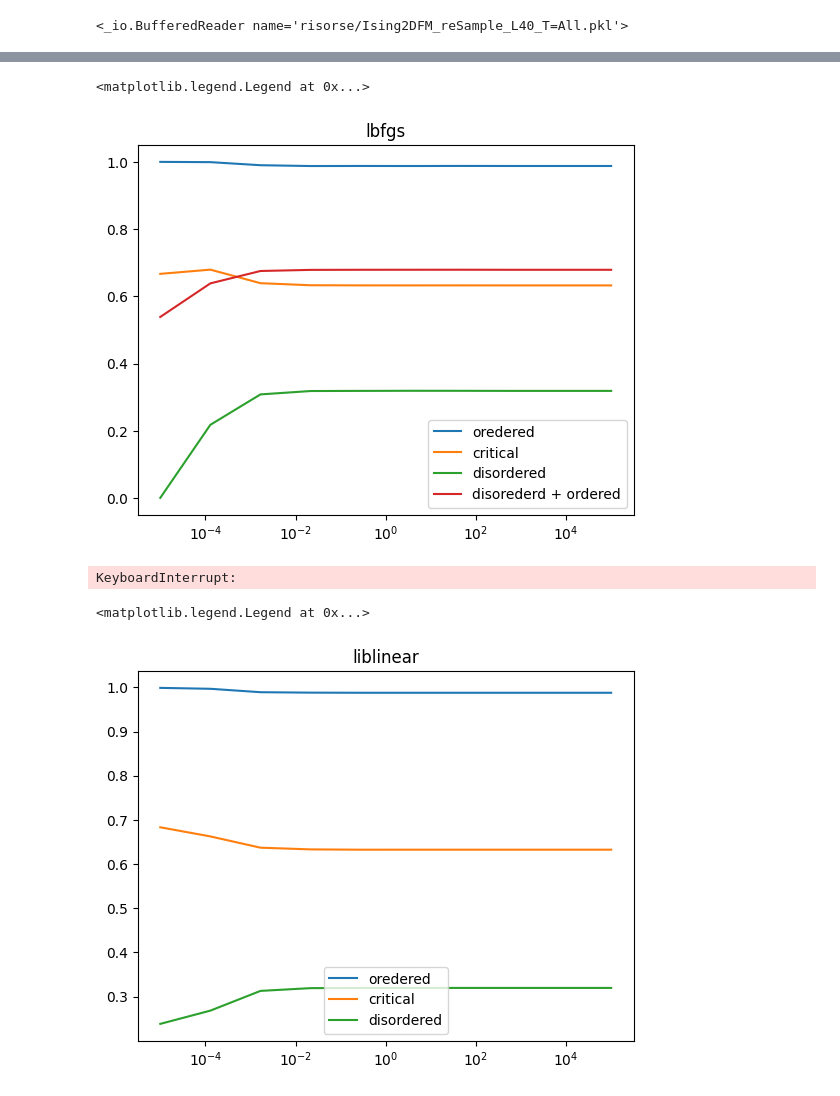
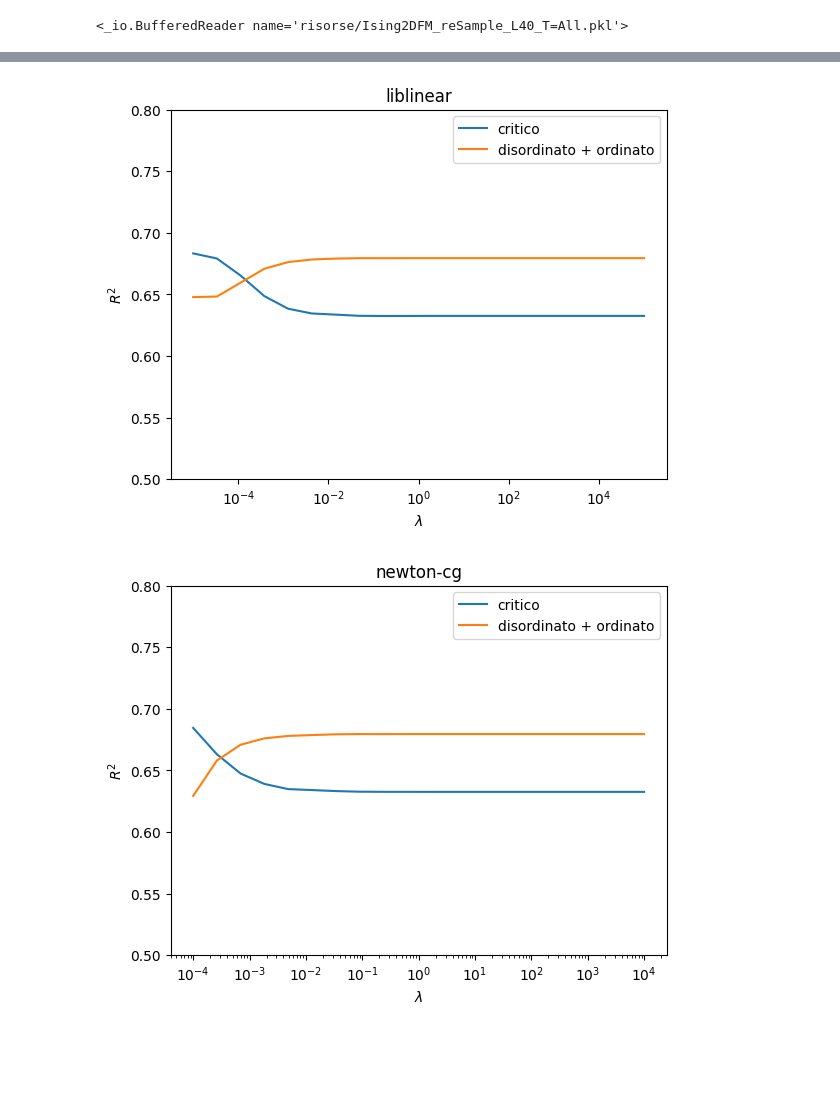
Before and after one commit to LazyLagrangian/data_science, a Jupyter notebook: lab4/esercizio1.ipynb, the cells around one changed output, grey strips where cells are left out. Saved outputs shown, nothing was run; the diff lists cells and outputs as text; code cells hidden in the pictures; blank space fills up the shorter version.

```diff
--- a/lab4/esercizio1.ipynb
+++ b/lab4/esercizio1.ipynb
@@ -101,7 +116,7 @@ X_train = np.concatenate((Xo_train, Xd_train))
 y_train = np.concatenate((yo_train, yd_train))
 # %%
 #regularization parameter to iterate through
-c_params = np.logspace(-5, 5, 10)
+c_params = np.logspace(-5, 5, 20)
 
 coefs = []
 train_performance = []
@@ -117,7 +132,7 @@ for i in tqdm(range(c_params.size)):
 
     coefs.append(clf.coef_.tolist())
     train_performance.append(clf.score(X_train, y_train))
-    test_perf_o.append(clf.score(Xo_test, yo_test))
+    #test_perf_o.append(clf.score(Xo_test, yo_test))
     test_perf_c.append(clf.score(Xc, yc))
-    test_perf_d.append(clf.score(Xd_test, yd_test))
+    #test_perf_d.append(clf.score(Xd_test, yd_test))
     test_perf_o_and_d.append(clf.score(np.concatenate((Xo_test,Xd_test)), np.concatenate((yo_test,yd_test))))
@@ -124,46 +153,76 @@ for i in tqdm(range(c_params.size)):
+# %%
+#regularization parameter to iterate through
+c_params = np.logspace(-5, 5, 20)
+
+coefs = []
+train_performance = []
+test_perf_o = []
+test_perf_c = []
+test_perf_d = []
+test_perf_o_and_d = []
+
+
+for i in tqdm(range(c_params.size)):
+    clf = LogisticRegression(C = c_params[i] , solver = "liblinear")
+    clf.fit(X_train, y_train)
+
+    coefs.append(clf.coef_.tolist())
+    train_performance.append(clf.score(X_train, y_train))
+    #test_perf_o.append(clf.score(Xo_test, yo_test))
+    test_perf_c.append(clf.score(Xc, yc))
+    #test_perf_d.append(clf.score(Xd_test, yd_test))
+    test_perf_o_and_d.append(clf.score(np.concatenate((Xo_test,Xd_test)), np.concatenate((yo_test,yd_test))))
 # %%
 #plotting performance in function of regularization parameter
 fig, ax = plt.subplots()
-ax.semilogx(c_params, test_perf_o, label = "oredered")
-ax.semilogx(c_params, test_perf_c, label = "critical")
-ax.semilogx(c_params, test_perf_d, label = "disordered")
-ax.semilogx(c_params, test_perf_o_and_d, label = "disorederd + ordered")
+#ax.semilogx(c_params, test_perf_o, label = "oredered")
+ax.semilogx(c_params, test_perf_c, label = "critico")
+#ax.semilogx(c_params, test_perf_d, label = "disordered")
+ax.semilogx(c_params, test_perf_o_and_d, label = "disordinato + ordinato")
 
-ax.set_title("lbfgs")
+ax.set_title("liblinear")
 ax.legend()
+ax.set(ylim=(0.5, 0.8))
+plt.xlabel(r"$\lambda$")
+plt.ylabel(r"$R^2$")
+fig.savefig("relazione/immagini/liblinear.png", dpi = 800)
 # %% [output]
-<matplotlib.legend.Legend at 0x...>
-[figure, old version]
+[figure, new version]
 # %%
 #regularization parameter to iterate through
-c_params = np.logspace(-5, 5, 10)
+c_params = np.logspace(-4, 4, 20)
 
 coefs = []
 train_performance = []
 test_perf_o = []
 test_perf_c = []
 test_perf_d = []
+test_perf_o_and_d = []
 
 
 for i in tqdm(range(c_params.size)):
-    clf = LogisticRegression(C = c_params[i] , solver = "liblinear")
+    clf = LogisticRegression(C = c_params[i] , solver = "newton-cg")
     clf.fit(X_train, y_train)
 
     coefs.append(clf.coef_.tolist())
     train_performance.append(clf.score(X_train, y_train))
-    test_perf_o.append(clf.score(Xo_test, yo_test))
+    #test_perf_o.append(clf.score(Xo_test, yo_test))
     test_perf_c.append(clf.score(Xc, yc))
-    test_perf_d.append(clf.score(Xd_test, yd_test))
+    #test_perf_d.append(clf.score(Xd_test, yd_test))
+    test_perf_o_and_d.append(clf.score(np.concatenate((Xo_test,Xd_test)), np.concatenate((yo_test,yd_test))))
-# %% [output]
-KeyboardInterrupt:
 # %%
 #plotting performance in function of regularization parameter
 fig, ax = plt.subplots()
-ax.semilogx(c_params, test_perf_o, label = "oredered")
-ax.semilogx(c_params, test_perf_c, label = "critical")
-ax.semilogx(c_params, test_perf_d, label = "disordered")
-ax.set_title("liblinear")
+#ax.semilogx(c_params, test_perf_o, label = "oredered")
+ax.semilogx(c_params, test_perf_c, label = "critico")
+#ax.semilogx(c_params, test_perf_d, label = "disordered")
+ax.semilogx(c_params, test_perf_o_and_d, label = "disordinato + ordinato")
+
+ax.set_title("newton-cg")
 ax.legend()
+ax.set(ylim=(0.5, 0.8))
+plt.xlabel(r"$\lambda$")
+plt.ylabel(r"$R^2$")
+fig.savefig("relazione/immagini/newton-cg.png", dpi = 800)
 # %% [output]
-<matplotlib.legend.Legend at 0x...>
-[figure, old version]
+[figure, new version]
```
Also changed, not shown: parts of 8 cells of this notebook, 7 other files.
